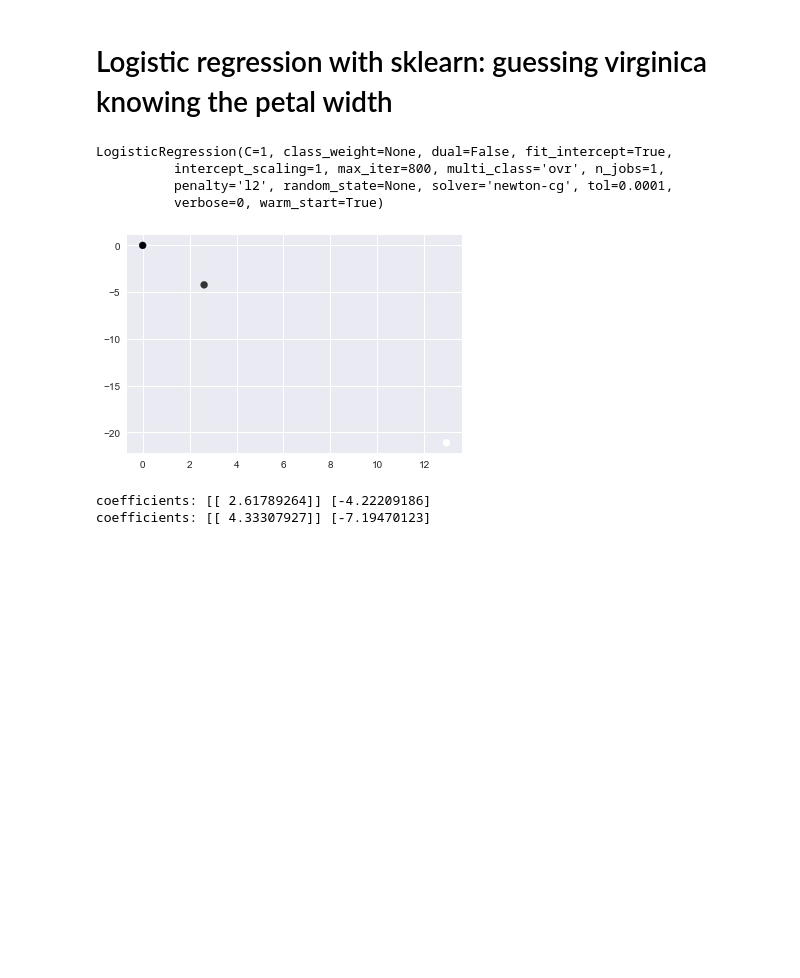
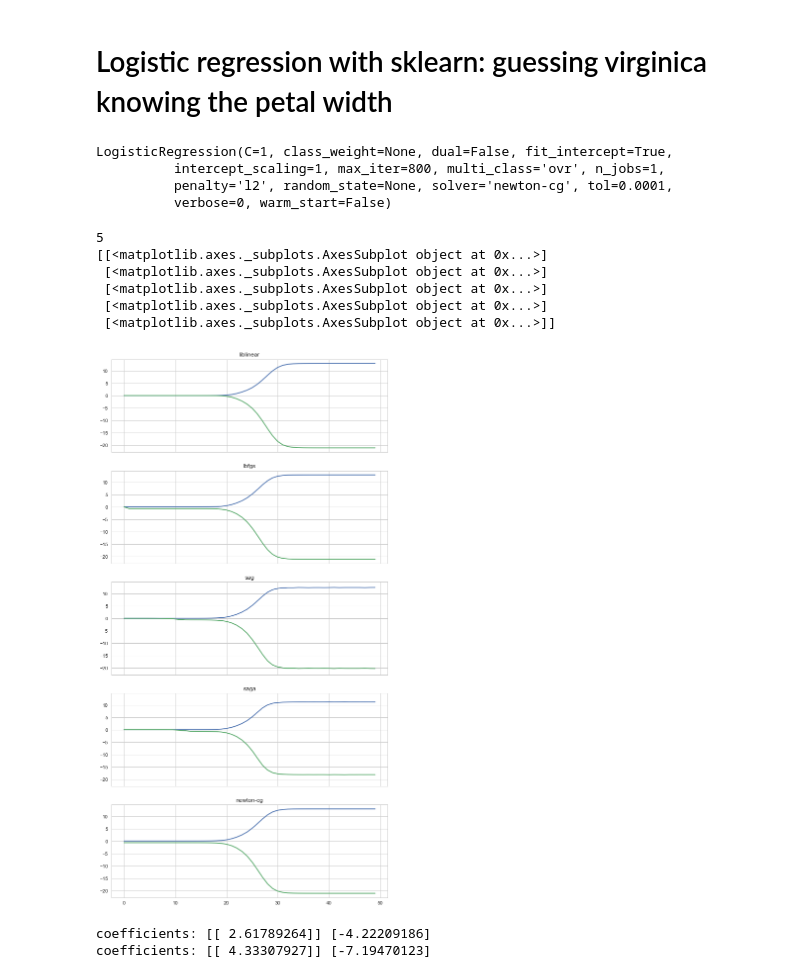
Before and after one commit to florentguymartin/introduction_neuralnetworks_keras, a Jupyter notebook: notebooks/iris2.ipynb, the cells around one changed output. Saved outputs shown, nothing was run; the diff lists cells and outputs as text; code cells hidden in the pictures; blank space fills up the shorter version.

```diff
--- a/notebooks/iris2.ipynb
+++ b/notebooks/iris2.ipynb
@@ -96,7 +113,7 @@ y = iris.species.apply(lambda x: 1 if x=='virginica' else 0)
 # %%
 import sklearn.linear_model
 logistic_classifier1 = sklearn.linear_model.LogisticRegression(C=1,max_iter=800)
-logistic_classifier2 = sklearn.linear_model.LogisticRegression(max_iter=800,solver='newton-cg',C=1,warm_start=True)
+logistic_classifier2 = sklearn.linear_model.LogisticRegression(max_iter=800,solver='newton-cg',C=1)
 # %%
 #logistic_classifier.fit(x_train,y_train);
 logistic_classifier1.fit(x,y)
@@ -105,4 +122,4 @@ logistic_classifier2.fit(x,y)
 LogisticRegression(C=1, class_weight=None, dual=False, fit_intercept=True,
           intercept_scaling=1, max_iter=800, multi_class='ovr', n_jobs=1,
           penalty='l2', random_state=None, solver='newton-cg', tol=0.0001,
-          verbose=0, warm_start=True)
+          verbose=0, warm_start=False)
@@ -109,20 +134,34 @@ LogisticRegression(C=1, class_weight=None, dual=False, fit_intercept=True,
 # %%
-def plot_LR():
-    C_values = np.logspace(-10,10,3)
+def plot_LR(solvers=['liblinear']):
+    nplots = len(solvers)
+    fig,axs = plt.subplots(nplots,1,sharex=True,sharey=True,squeeze=False,figsize=(10,20))
+    print(len(axs))
+    print(axs)
+    C_values = np.logspace(-10,10,50)
     numC = len(C_values)
-    xs = np.zeros(numC)
-    ys = np.zeros(numC)
-    for i,C in enumerate(C_values):
-        clf = sklearn.linear_model.LogisticRegression(C=C)
-        clf.fit(x,y)
-        xs[i]=clf.coef_
-        ys[i]=clf.intercept_
-    plt.scatter(xs,ys,c=xs)
-    plt.gray()
+    for j, solver in enumerate(solvers):
+        xs = np.zeros(numC)
+        ys = np.zeros(numC)
+        for i,C in enumerate(C_values):
+            clf = sklearn.linear_model.LogisticRegression(solver = solver,C=C)
+            clf.fit(x,y)
+            xs[i]=clf.coef_
+            ys[i]=clf.intercept_
+        axs[j,0].plot(xs)
+        axs[j,0].plot(ys)
+        axs[j,0].set_title(solver)
+    #plt.plot(xs,ys)
+    #print(xs/ys)
-# %%
-plot_LR()
-# %% [output]
-[figure, removed]
+# %%
+plot_LR(['liblinear','lbfgs', 'sag', 'saga', 'newton-cg'])
+# %% [output]
+5
+[[<matplotlib.axes._subplots.AxesSubplot object at 0x...>]
+ [<matplotlib.axes._subplots.AxesSubplot object at 0x...>]
+ [<matplotlib.axes._subplots.AxesSubplot object at 0x...>]
+ [<matplotlib.axes._subplots.AxesSubplot object at 0x...>]
+ [<matplotlib.axes._subplots.AxesSubplot object at 0x...>]]
+[figure, added]
 # %%
 print('coefficients:',logistic_classifier1.coef_ , logistic_classifier1.intercept_)
 print('coefficients:',logistic_classifier2.coef_ , logistic_classifier2.intercept_)
```
Also changed, not shown: parts of 9 cells of this notebook.
